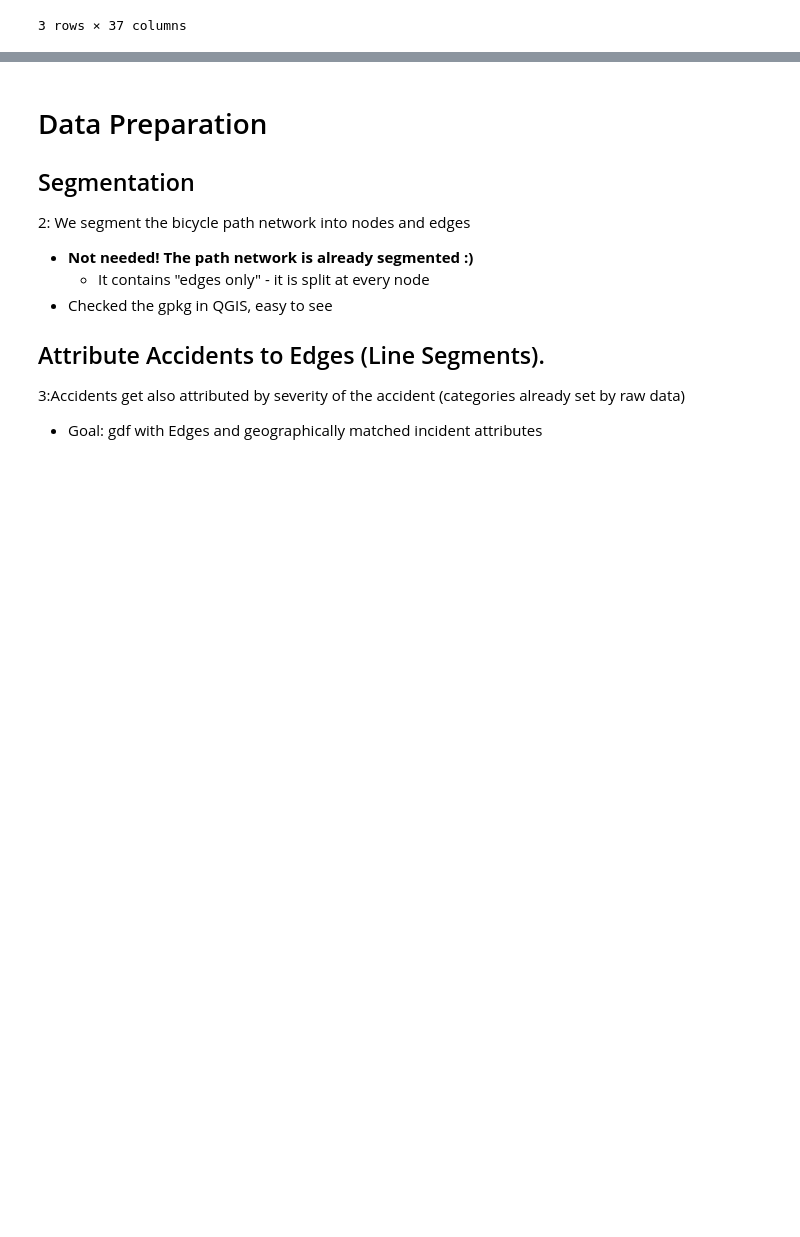
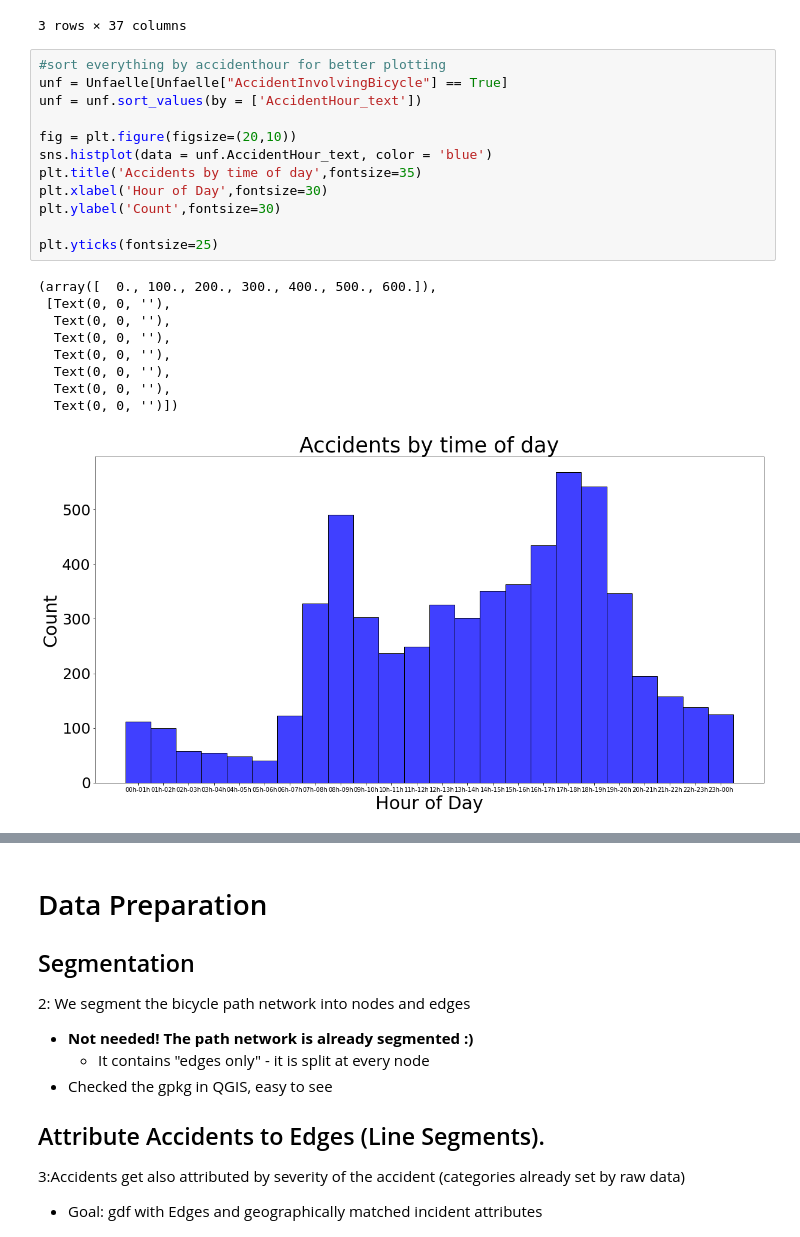
Before and after one commit to thereallinusrg/Velo-Zueri-Unfaelle, a Jupyter notebook: all-in-one.ipynb, the cells around one changed output, grey strips where cells are left out. Drawn from its saved outputs; the diff is of its cells as text; blank space fills up the shorter version.

```diff
--- a/all-in-one.ipynb
+++ b/all-in-one.ipynb
@@ -70,3 +71,25 @@ VeloUnfaelle.head(3)
 | 9 | 9FDA0D984DA49018E0430A865E339018 | at8 | Fussgängerunfall | accident impliquant des piétons | Incidente con pedoni | Accident involving pedestrian(s) | ... |
 | 19 | 9FC2F14A65F30050E0430A865E330050 | at3 | Abbiegeunfall | accident en quittant une route | Incidente nello svoltare | Accident when turning left or right | ... |
 3 rows × 37 columns
+# %%
+#sort everything by accidenthour for better plotting
+unf = Unfaelle[Unfaelle["AccidentInvolvingBicycle"] == True]
+unf = unf.sort_values(by = ['AccidentHour_text'])
+
+fig = plt.figure(figsize=(20,10))
+sns.histplot(data = unf.AccidentHour_text, color = 'blue')
+plt.title('Accidents by time of day',fontsize=35)
+plt.xlabel('Hour of Day',fontsize=30)
+plt.ylabel('Count',fontsize=30)
+
+plt.yticks(fontsize=25)
+# %% [output]
+(array([  0., 100., 200., 300., 400., 500., 600.]),
+ [Text(0, 0, ''),
+  Text(0, 0, ''),
+  Text(0, 0, ''),
+  Text(0, 0, ''),
+  Text(0, 0, ''),
+  Text(0, 0, ''),
+  Text(0, 0, '')])
+[figure, added]
```
Also changed, not shown: parts of 5 cells of this notebook.
